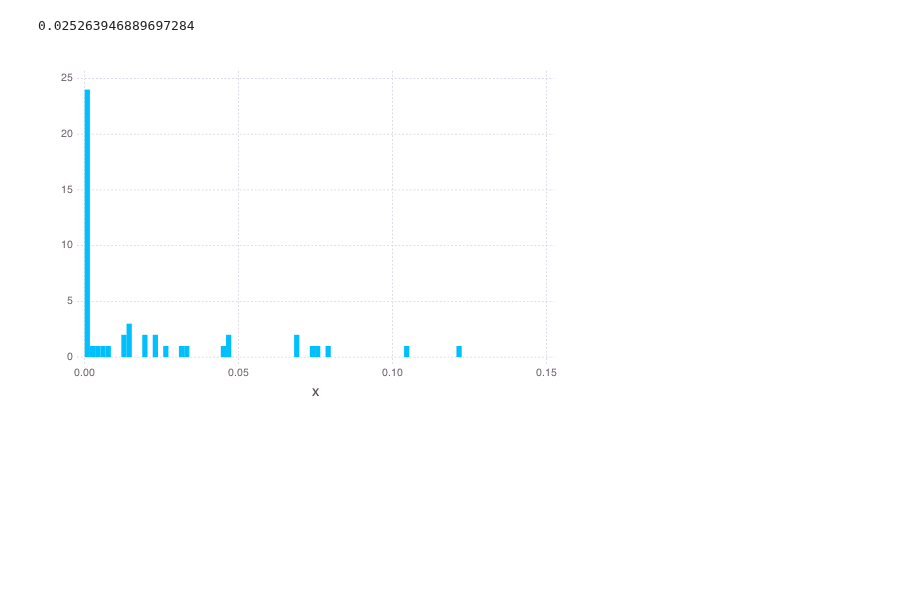
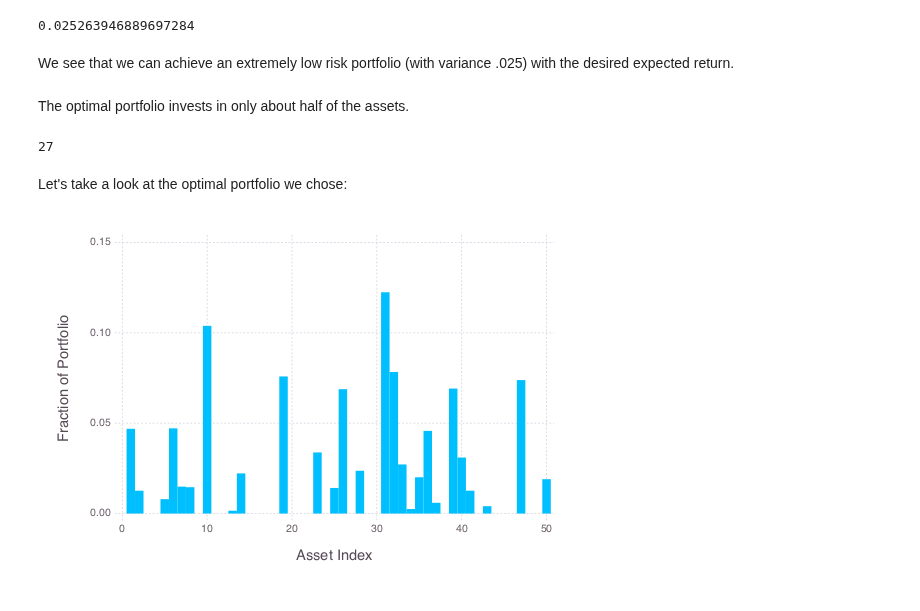
Before and after one commit to jump-dev/Convex.jl, a Jupyter notebook: examples/portfolio_optimization.ipynb, the cells around one changed output. Saved outputs shown, nothing was run; the diff lists cells and outputs as text; code cells hidden in the pictures; blank space fills up the shorter version.

Commit message:
modified didactic style on portfolio example

```diff
--- a/examples/portfolio_optimization.ipynb
+++ b/examples/portfolio_optimization.ipynb
@@ -43,9 +43,17 @@ solve!(p, ECOSSolver(verbose = false))
 p.optval
 # %% [output]
 0.025263946889697284
-# %%
-# plot the allocation
-using Gadfly
-plot(x = x.value, Geom.histogram)
-# %% [output]
-[figure, removed]
+# %% [markdown]
+We see that we can achieve an extremely low risk portfolio (with variance .025) with the desired expected return.
+# %% [markdown]
+The optimal portfolio invests in only about half of the assets.
+# %%
+sum(x.value.>1e-4)
+# %% [output]
+27
+# %% [markdown]
+Let's take a look at the optimal portfolio we chose:
+# %%
+plot(x=1:n,y=x.value,Geom.bar,Guide.xlabel("Asset Index"),Guide.ylabel("Fraction of Portfolio"))
+# %% [output]
+[figure, added]
```
